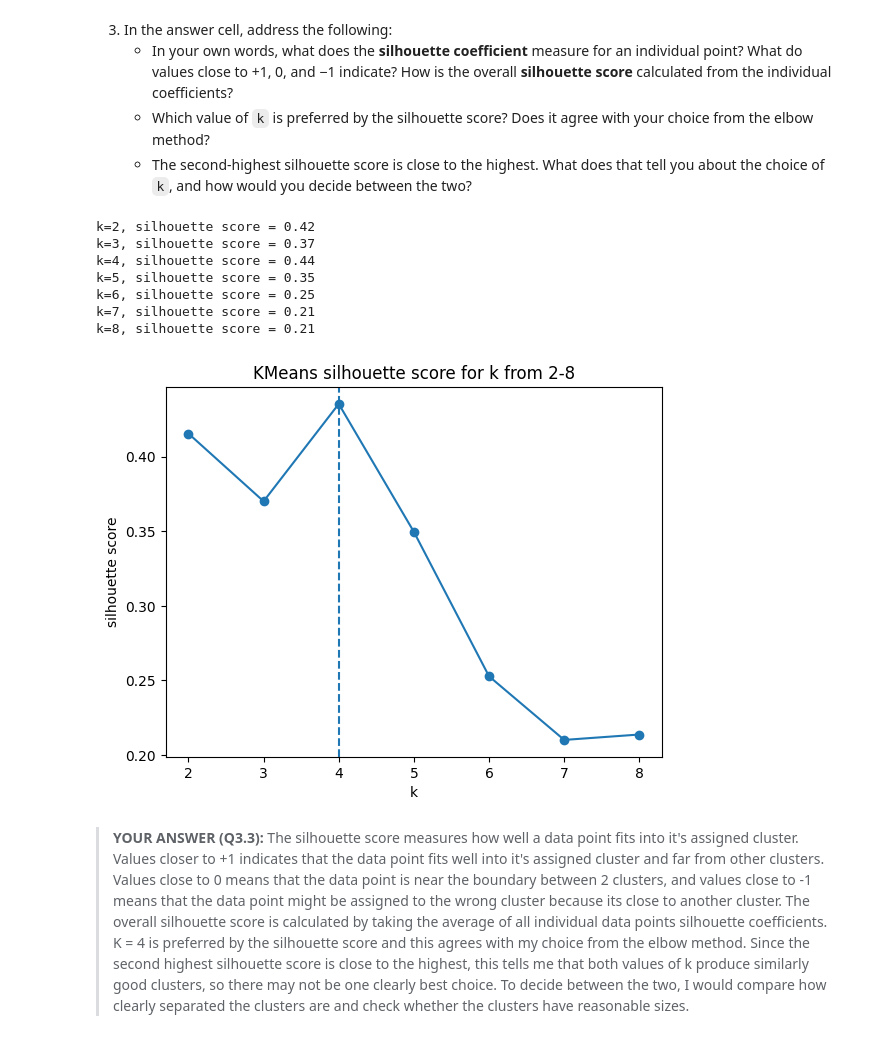
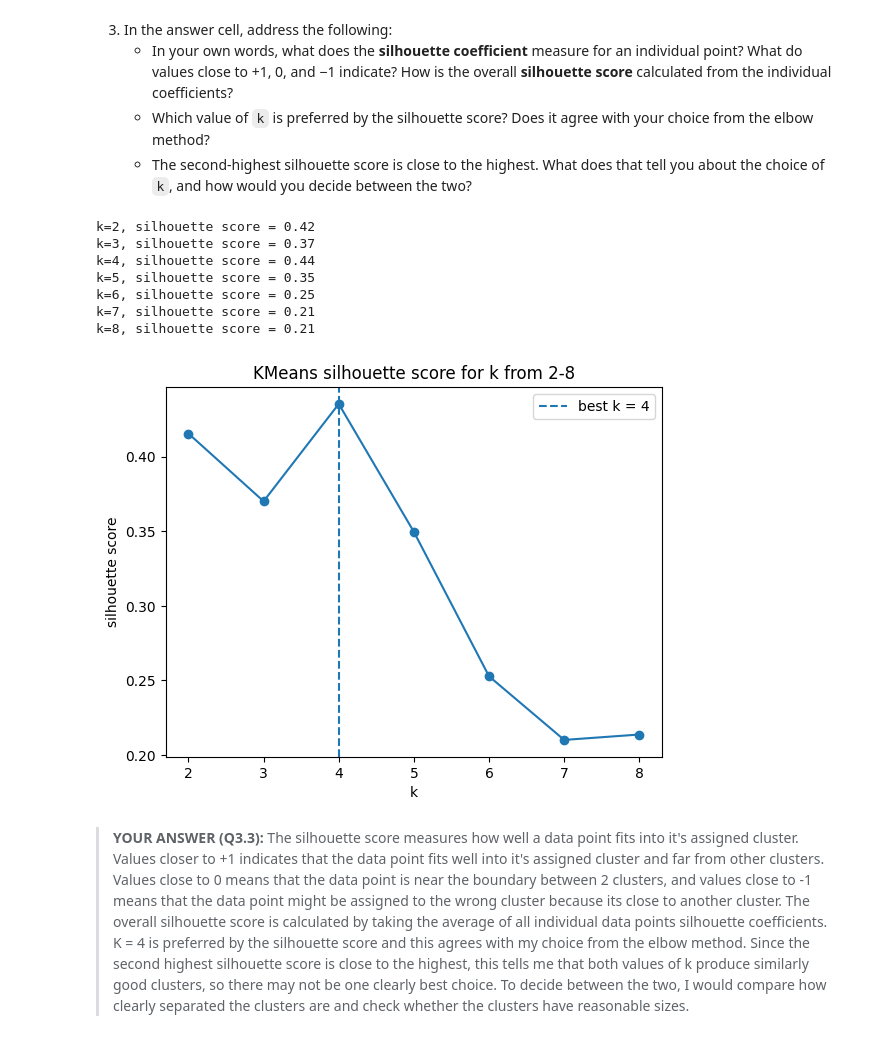
Before and after one commit to DennnnyH/ICS-235-ML-Methods, a Jupyter notebook: Assignment_4/HuangDenny_4.ipynb, the cells around one changed output. Cells and saved outputs as stored; diff of their text form; code cells hidden in the pictures.

```diff
--- a/Assignment_4/HuangDenny_4.ipynb
+++ b/Assignment_4/HuangDenny_4.ipynb
@@ -353,33 +353,34 @@ k=7 to k=8: 4.29%
 # %%
 # YOUR CODE
 from sklearn.metrics import silhouette_score
 
 silhouette = {}
 for k in range(2,9):
     kmeans = KMeans(n_clusters=k, n_init=10, random_state=RANDOM_STATE)
     labels = kmeans.fit_predict(X)
     silhouette[k] = silhouette_score(X, labels)
     print(f"k={k}, silhouette score = {silhouette[k]:.2f}")
 
 best_k = max(silhouette, key=silhouette.get) # k value of largest silhouette score
 
 
 
 plt.plot(list(silhouette.keys()), list(silhouette.values()), marker="o")
 plt.axvline(best_k, linestyle="--", label=f"best k = {best_k}")
 plt.xlabel("k")
 plt.ylabel("silhouette score")
 plt.title("KMeans silhouette score for k from 2-8")
+plt.legend()
 plt.show()
 # %% [output]
 k=2, silhouette score = 0.42
 k=3, silhouette score = 0.37
 k=4, silhouette score = 0.44
 k=5, silhouette score = 0.35
 k=6, silhouette score = 0.25
 k=7, silhouette score = 0.21
 k=8, silhouette score = 0.21
-[figure, old version]
+[figure, new version]
 # %% [markdown]
 >**YOUR ANSWER (Q3.3):** The silhouette score measures how well a data point fits into it's assigned cluster. Values closer to +1 indicates that the data point fits well into it's assigned cluster and far from other clusters. Values close to 0 means that the data point is near the boundary between 2 clusters, and values close to -1 means that the data point might be assigned to the wrong cluster because its close to another cluster. The overall silhouette score is calculated by taking the average of all individual data points silhouette coefficients. K = 4 is preferred by the silhouette score and this agrees with my choice from the elbow method. Since the second highest silhouette score is close to the highest, this tells me that both values of k produce similarly good clusters, so there may not be one clearly best choice. To decide between the two, I would compare how clearly separated the clusters are and check whether the clusters have reasonable sizes.
 >
```
Also changed, not shown: parts of 8 cells of this notebook.
